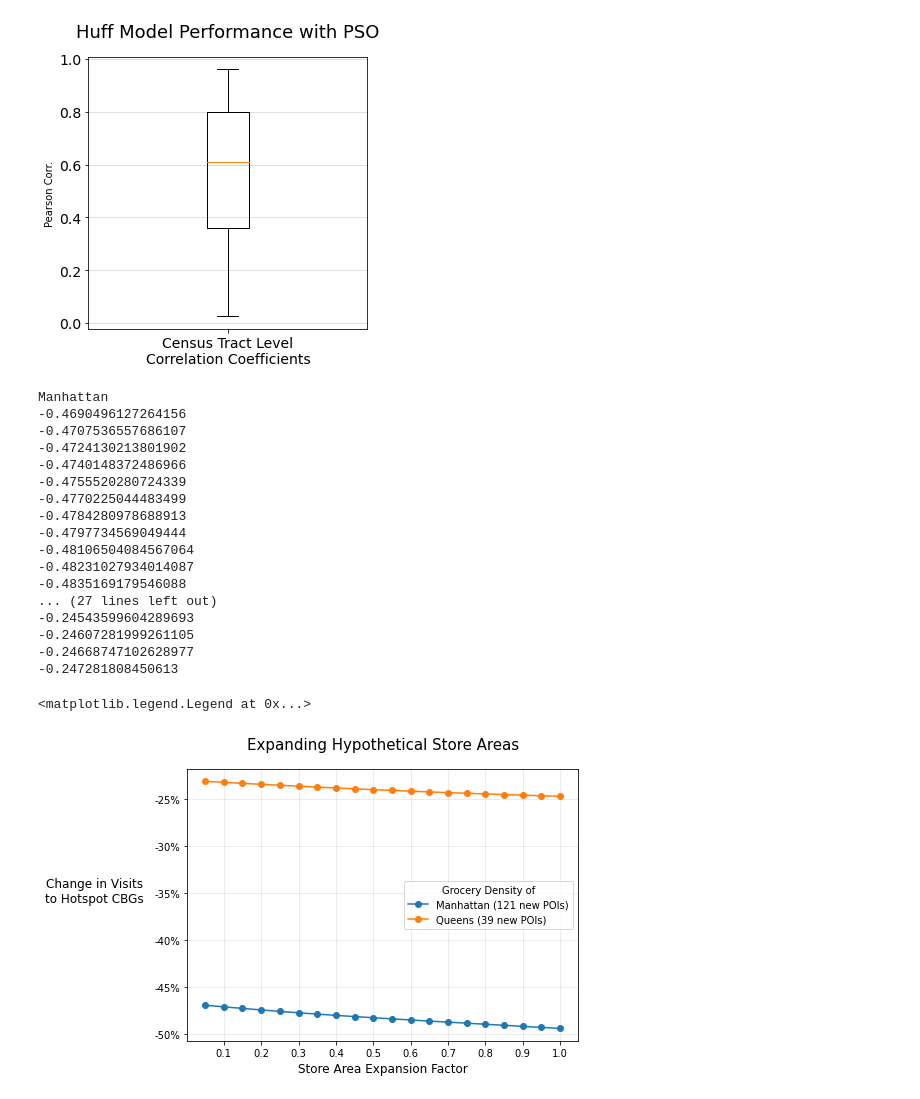
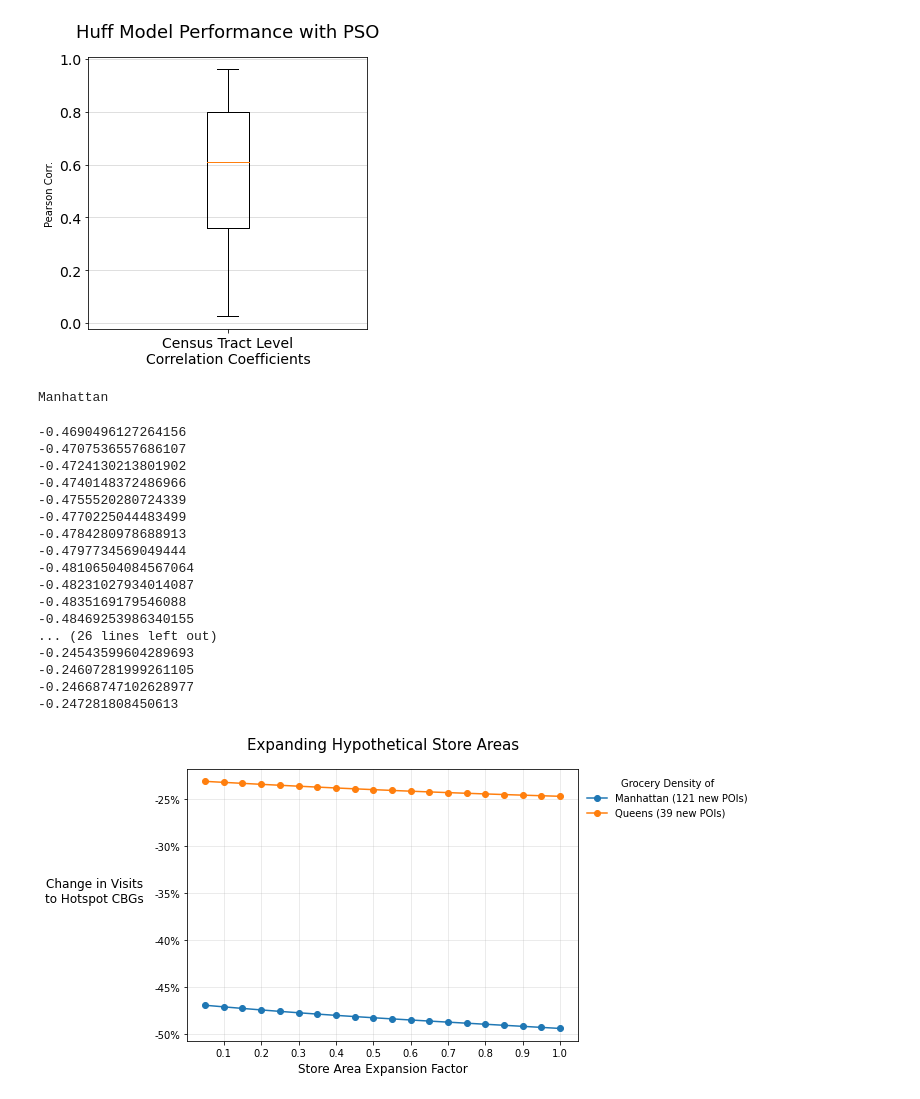
Before and after one commit to hasanalpboz/safegraph-covid19-mobility, a Jupyter notebook: scripts/notebooks/huff-model-pso.ipynb, the cells around one changed output. Cells and saved outputs as stored; diff of their text form; code cells hidden in the pictures.

```diff
--- a/scripts/notebooks/huff-model-pso.ipynb
+++ b/scripts/notebooks/huff-model-pso.ipynb
@@ -87,3 +87,34 @@ def get_cbg_locs(selected_cbgs=None):
     cbg_locs = base_df[['GEOID', 'centroid_lat', 'centroid_lon']].set_index('GEOID')
 
     return cbg_locs
+# %%
+poi_dir = join(pwd, dpath, 'area-pois', AREA_NAME)
+dfs = []
+for f in os.listdir(poi_dir):
+    df = pd.read_csv(join(poi_dir, f))
+    dfs.append(df)
+
+df = pd.concat(dfs).drop_duplicates(subset=['safegraph_place_id'])
+# %%
+df['borough'] = df['GEOID'].astype(str).str[:5].apply(lambda x: nyc_fips2borough[int(x)] if int(x) in nyc_fips2borough else 'unk')
+# %%
+fig, ax = plt.subplots(figsize=(10, 5))
+
+vals = df[df['borough'] != 'unk'].borough.value_counts().sort_values()
+vals.plot.barh(rot=0, ax=ax)
+
+for b, v in enumerate(vals):
+    ax.text(v+500, b, f'{v} - {v/vals.sum()*100:.2f}%', verticalalignment='center', fontsize=14)
+
+ax.set_xlim([0, vals.max()+9000])
+ax.set_title('Safegraph - Number of POIs by New York Boroughs', fontsize=20)
+
+ax.spines['right'].set_visible(False)
+ax.spines['left'].set_visible(False)
+ax.spines['top'].set_visible(False)
+ax.spines['bottom'].set_visible(False)
+
+ax.tick_params(axis='x', labelsize=12)
+ax.tick_params(axis='y', labelsize=15)
+
+fig.savefig(join(FIG_SAVE_DIR, 'nyc-poi-dist-borough.pdf'), bbox_inches='tight', dpi=150)
@@ -622,41 +656,41 @@ for target_borough in target_boroughs:
     print()
 # %% [output]
 Manhattan
--0.4690496127264156
--0.4707536557686107
--0.4724130213801902
--0.4740148372486966
--0.4755520280724339
--0.4770225044483499
--0.4784280978688913
--0.4797734569049444
--0.48106504084567064
--0.48231027934014087
--0.4835169179546088
-... (27 lines left out)
--0.24543599604289693
--0.24607281999261105
--0.24668747102628977
--0.247281808450613
+-0.4690496127264156
+-0.4707536557686107
+-0.4724130213801902
+-0.4740148372486966
+-0.4755520280724339
+-0.4770225044483499
+-0.4784280978688913
+-0.4797734569049444
+-0.48106504084567064
+-0.48231027934014087
+-0.4835169179546088
+-0.48469253986340155
+... (26 lines left out)
+-0.24543599604289693
+-0.24607281999261105
+-0.24668747102628977
+-0.247281808450613
 # %%
 fig, ax = plt.subplots(figsize=(7, 5))
 
 for borough, entry in change_df.items():
     ax.plot(area_expansion_lst, entry['values'], marker='o', label=f'{borough} ({entry["diff"]} new POIs)')
 ax.set_ylabel('Change in Visits\nto Hotspot CBGs', fontsize=12, rotation=0, labelpad=60)
 ax.set_xticks(area_expansion_lst[1::2])
 ax.set_xticklabels([f'{t:.1f}' for t in area_expansion_lst[1::2]])
 ax.yaxis.set_major_formatter(ticker.FuncFormatter(lambda y, _: f'{y*100:.0f}%'))
 ax.set_xlabel('Store Area Expansion Factor', fontsize=12)
 ax.grid(alpha=0.3)
 ax.set_title(f'Expanding Hypothetical Store Areas', fontsize=15, y=1.05)
-ax.legend(title='Grocery Density of')
+ax.legend(title='Grocery Density of', bbox_to_anchor=(1, 1), edgecolor='white')
 
-#fig.savefig(join(FIG_SAVE_DIR, f'diff-store-area.pdf'), bbox_inches='tight')
+fig.savefig(join(FIG_SAVE_DIR, f'diff-store-area.pdf'), bbox_inches='tight')
 #fig.savefig(join(FIG_SAVE_DIR, f'diff-store-area-CASES.pdf'), bbox_inches='tight')
 # %% [output]
-<matplotlib.legend.Legend at 0x...>
-[figure, old version]
+[figure, new version]
 # %%
 source_borough = 'Staten Island'
 hypo_poi_counts = np.arange(0, 301, 20)
```
Also changed, not shown: parts of 4 cells of this notebook, 4 other files.
